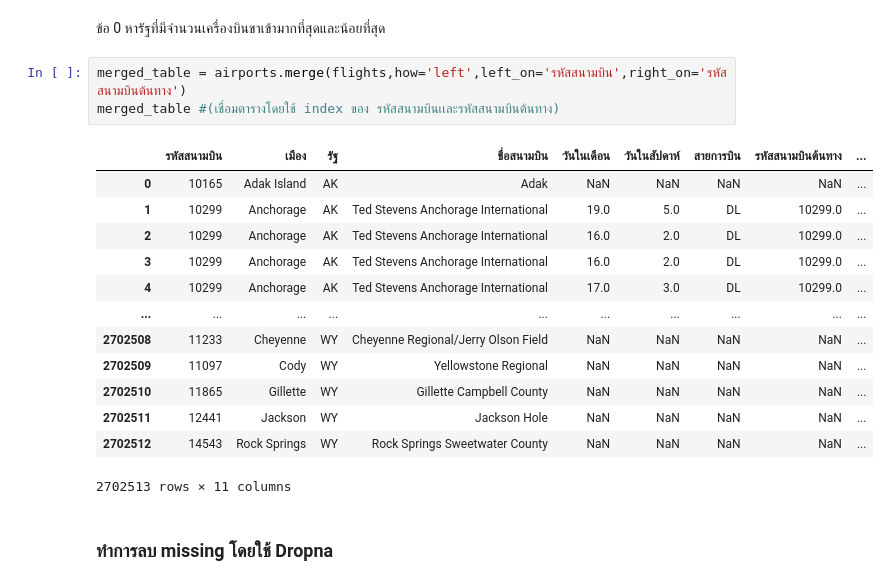
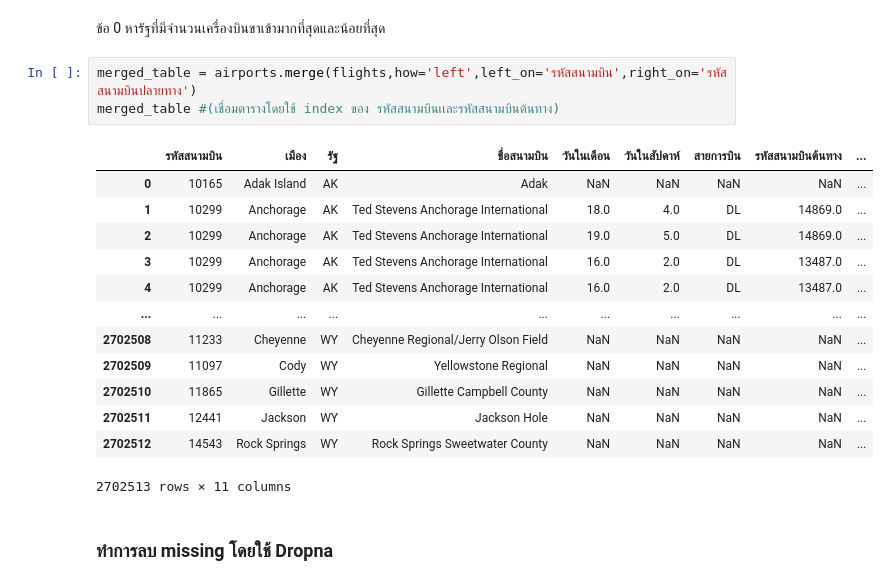
Before and after one commit to kittikhun62/DWDM21, a Jupyter notebook: MiniExam.ipynb, the cells around one changed output. Cells and saved outputs as stored; diff of their text form.

```diff
--- a/MiniExam.ipynb
+++ b/MiniExam.ipynb
@@ -71,15 +71,15 @@ gen_exams('623020760-0')
 # %% [markdown]
 ข้อ 0 หารัฐที่มีจำนวนเครื่องบินขาเข้ามากที่สุดและน้อยที่สุด
 # %%
-merged_table = airports.merge(flights,how='left',left_on='รหัสสนามบิน',right_on='รหัสสนามบินต้นทาง')
+merged_table = airports.merge(flights,how='left',left_on='รหัสสนามบิน',right_on='รหัสสนามบินปลายทาง')
 merged_table #(เชื่อมตารางโดยใช้ index ของ รหัสสนามบินเเละรหัสสนามบินต้นทาง)
 # %% [output]
 |  | รหัสสนามบิน | เมือง | รัฐ | ชื่อสนามบิน | วันในเดือน | วันในสัปดาห์ | สายการบิน | รหัสสนามบินต้นทาง | ... |
 | 0 | 10165 | Adak Island | AK | Adak | NaN | NaN | NaN | NaN | ... |
-| 1 | 10299 | Anchorage | AK | Ted Stevens Anchorage International | 19.0 | 5.0 | DL | 10299.0 | ... |
-| 2 | 10299 | Anchorage | AK | Ted Stevens Anchorage International | 16.0 | 2.0 | DL | 10299.0 | ... |
-| 3 | 10299 | Anchorage | AK | Ted Stevens Anchorage International | 16.0 | 2.0 | DL | 10299.0 | ... |
-| 4 | 10299 | Anchorage | AK | Ted Stevens Anchorage International | 17.0 | 3.0 | DL | 10299.0 | ... |
+| 1 | 10299 | Anchorage | AK | Ted Stevens Anchorage International | 18.0 | 4.0 | DL | 14869.0 | ... |
+| 2 | 10299 | Anchorage | AK | Ted Stevens Anchorage International | 19.0 | 5.0 | DL | 14869.0 | ... |
+| 3 | 10299 | Anchorage | AK | Ted Stevens Anchorage International | 16.0 | 2.0 | DL | 13487.0 | ... |
+| 4 | 10299 | Anchorage | AK | Ted Stevens Anchorage International | 16.0 | 2.0 | DL | 13487.0 | ... |
 | ... | ... | ... | ... | ... | ... | ... | ... | ... | ... |
 | 2702508 | 11233 | Cheyenne | WY | Cheyenne Regional/Jerry Olson Field | NaN | NaN | NaN | NaN | ... |
 | 2702509 | 11097 | Cody | WY | Yellowstone Regional | NaN | NaN | NaN | NaN | ... |
```
Also changed, not shown: parts of 2 cells of this notebook.
